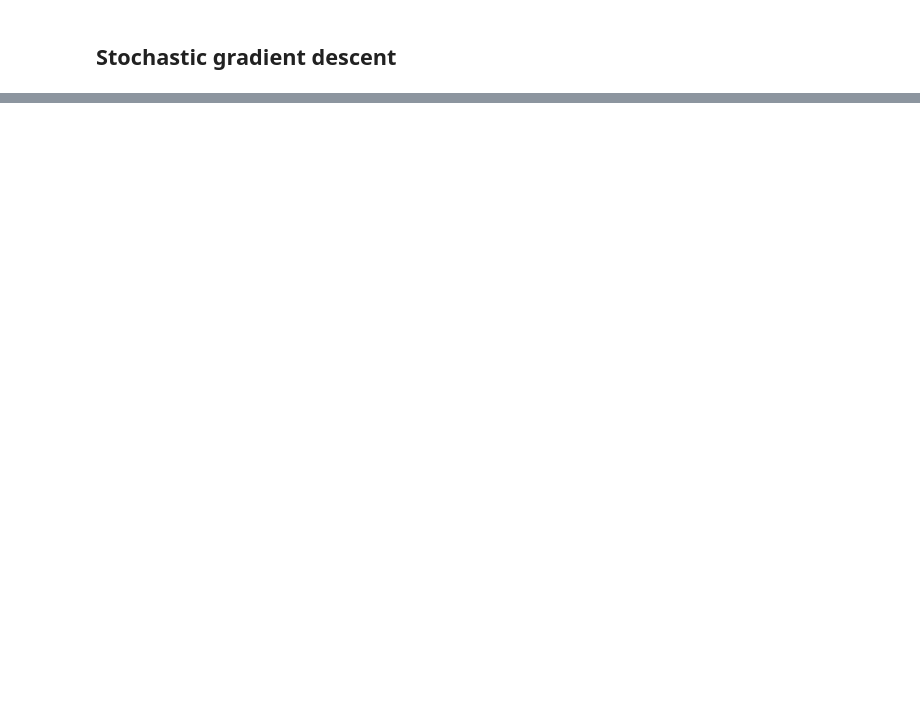
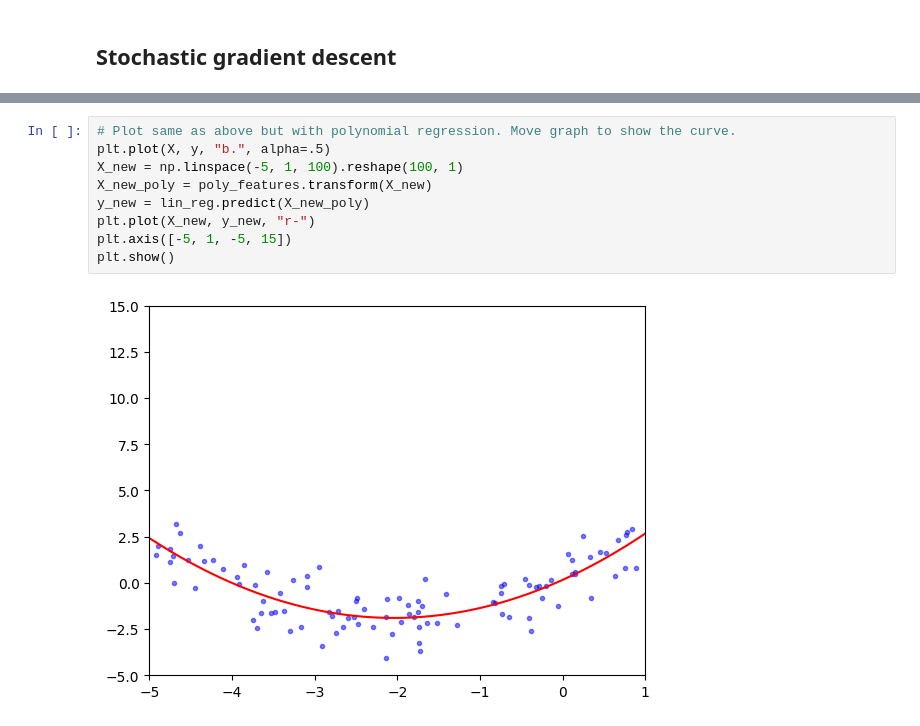
Before and after one commit to aguimorefran/handson-ml, a Jupyter notebook: ch4-training-models/1-linreg.ipynb, the cells around one changed output, grey strips where cells are left out. Drawn from its saved outputs; the diff is of its cells as text; blank space fills up the shorter version.

```diff
--- a/ch4-training-models/1-linreg.ipynb
+++ b/ch4-training-models/1-linreg.ipynb
@@ -110,0 +182,11 @@ for epoch in range(n_epochs):
+# %%
+# Plot same as above but with polynomial regression. Move graph to show the curve.
+plt.plot(X, y, "b.", alpha=.5)
+X_new = np.linspace(-5, 1, 100).reshape(100, 1)
+X_new_poly = poly_features.transform(X_new)
+y_new = lin_reg.predict(X_new_poly)
+plt.plot(X_new, y_new, "r-")
+plt.axis([-5, 1, -5, 15])
+plt.show()
+# %% [output]
+[figure, added]
```
Also changed, not shown: parts of 18 cells of this notebook.
